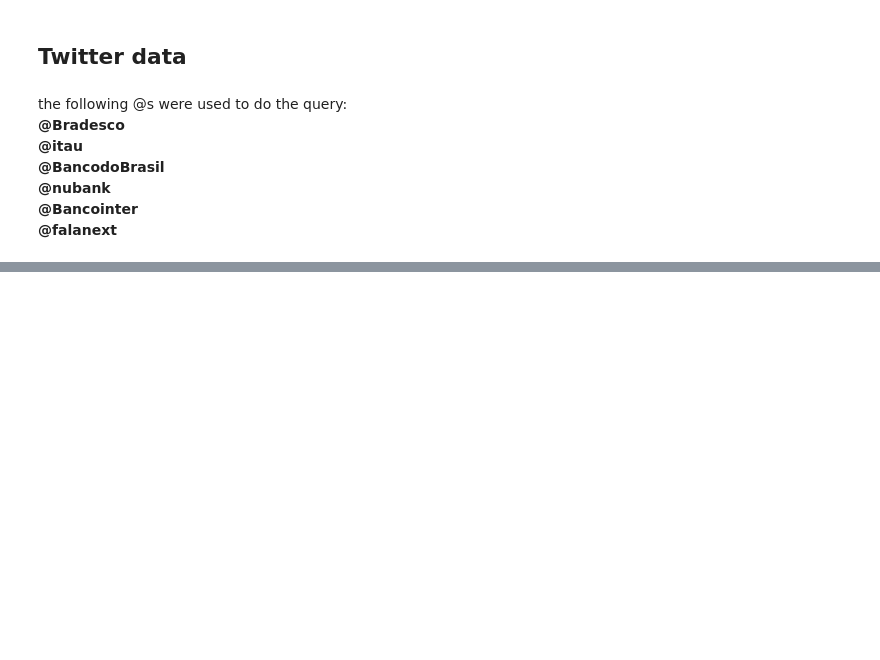
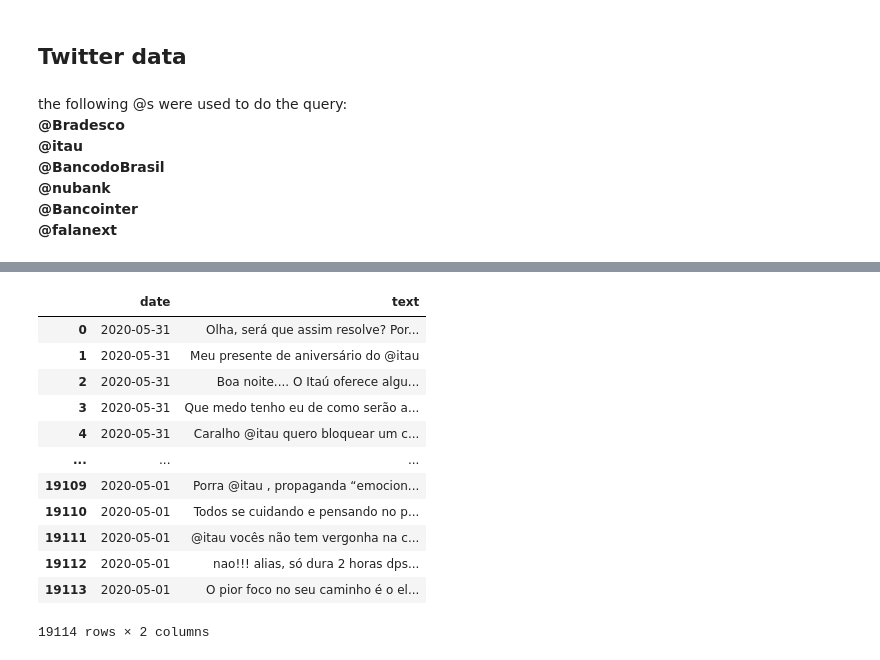
Before and after one commit to victormenuzzo/banksTweetsAnalysis, a Jupyter notebook: crawler.ipynb, the cells around one changed output, grey strips where cells are left out. Cells and saved outputs as stored; diff of their text form; code cells hidden in the pictures; blank space fills up the shorter version.

```diff
--- a/crawler.ipynb
+++ b/crawler.ipynb
@@ -59,0 +62,17 @@ df
+# %%
+df2 = pd.read_csv('data/itau/itau-may2020.csv', index_col =0)
+df2
+# %% [output]
+|  | date | text |
+| 0 | 2020-05-31 | Olha, será que assim resolve? Por... |
+| 1 | 2020-05-31 | Meu presente de aniversário do @itau |
+| 2 | 2020-05-31 | Boa noite.... O Itaú oferece algu... |
+| 3 | 2020-05-31 | Que medo tenho eu de como serão a... |
+| 4 | 2020-05-31 | Caralho @itau quero bloquear um c... |
+| ... | ... | ... |
+| 19109 | 2020-05-01 | Porra @itau , propaganda “emocion... |
+| 19110 | 2020-05-01 | Todos se cuidando e pensando no p... |
+| 19111 | 2020-05-01 | @itau vocês não tem vergonha na c... |
+| 19112 | 2020-05-01 | nao!!! alias, só dura 2 horas dps... |
+| 19113 | 2020-05-01 | O pior foco no seu caminho é o el... |
+19114 rows × 2 columns
```
Also changed, not shown: parts of 4 cells of this notebook, 8 other files.
